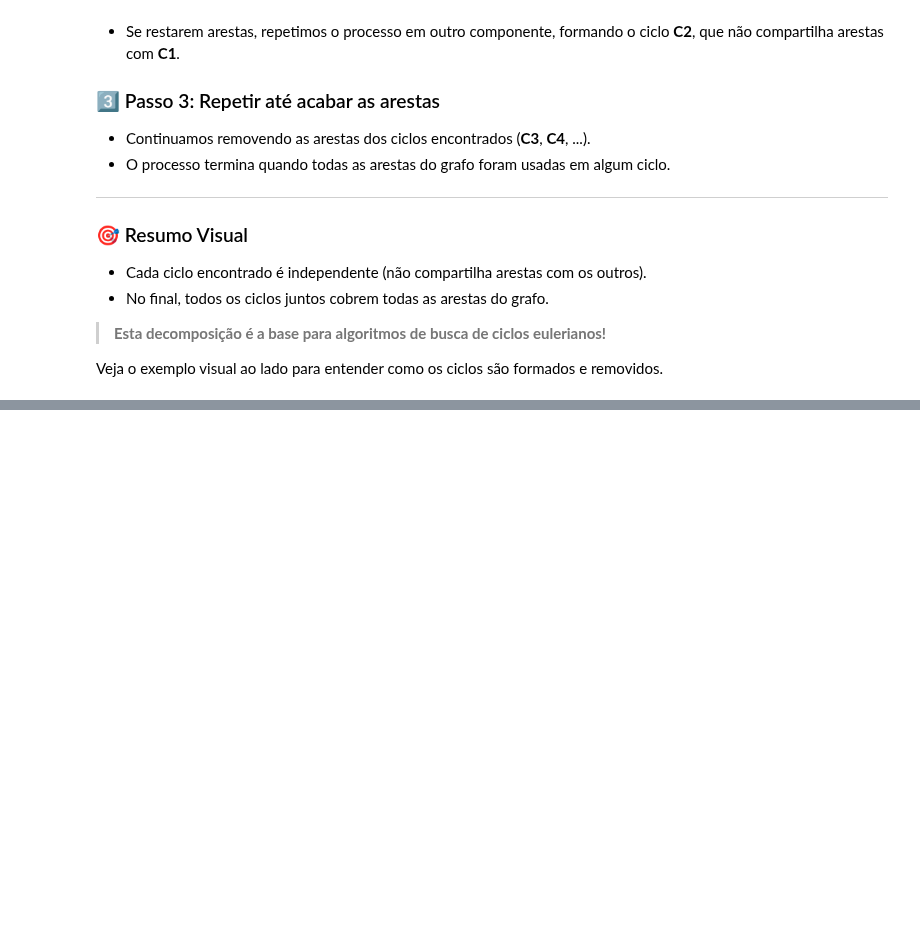
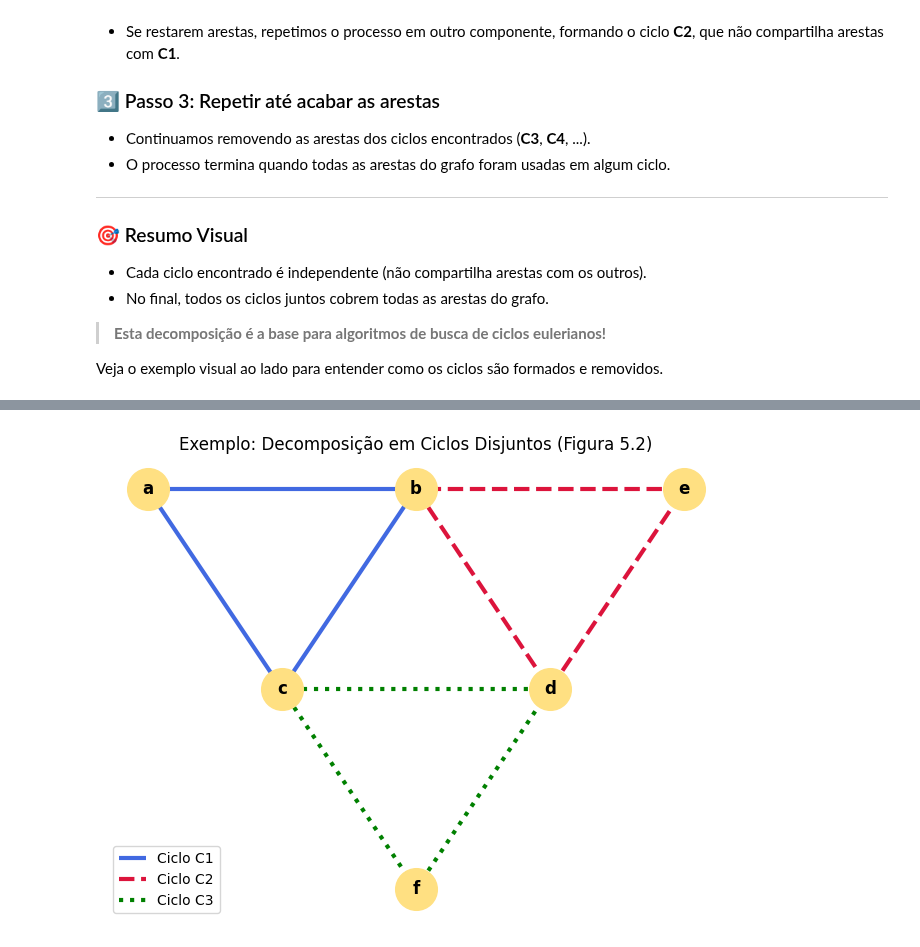
Before and after one commit to LeonardoVieiraGuimaraes/TeoriaGrafos, a Jupyter notebook: aula.ipynb, the cells around one changed output, grey strips where cells are left out. Saved outputs shown, nothing was run; the diff lists cells and outputs as text; code cells hidden in the pictures; blank space fills up the shorter version.

```diff
--- a/aula.ipynb
+++ b/aula.ipynb
@@ -310,0 +554,39 @@ Veja o exemplo visual ao lado para entender como os ciclos são formados e remov
+# %%
+# Exemplo visual do Teorema dos Ciclos Disjuntos (Figura 5.2)
+import networkx as nx
+import matplotlib.pyplot as plt
+
+# Grafo exemplo: todos os vértices com grau par
+G_ex = nx.Graph()
+edges_ex = [
+    ('a', 'b'), ('b', 'c'), ('c', 'a'),  # ciclo C1
+    ('b', 'd'), ('d', 'e'), ('e', 'b'),  # ciclo C2
+    ('c', 'f'), ('f', 'd'), ('d', 'c')   # ciclo C3
+]
+G_ex.add_edges_from(edges_ex)
+
+# Layout manual para melhor visualização dos ciclos
+pos_ex = {
+    'a': (0, 2),
+    'b': (2, 2),
+    'c': (1, 0.5),
+    'd': (3, 0.5),
+    'e': (4, 2),
+    'f': (2, -1)
+}
+
+plt.figure(figsize=(8,6))
+
+# Desenhar ciclos com estilos diferentes
+nx.draw_networkx_edges(G_ex, pos_ex, edgelist=[('a','b'),('b','c'),('c','a')], width=3, edge_color='royalblue', style='solid', label='Ciclo C1')
+nx.draw_networkx_edges(G_ex, pos_ex, edgelist=[('b','d'),('d','e'),('e','b')], width=3, edge_color='crimson', style='dashed', label='Ciclo C2')
+nx.draw_networkx_edges(G_ex, pos_ex, edgelist=[('c','f'),('f','d'),('d','c')], width=3, edge_color='green', style='dotted', label='Ciclo C3')
+nx.draw_networkx_nodes(G_ex, pos_ex, node_color="#ffe082", node_size=900)
+nx.draw_networkx_labels(G_ex, pos_ex, font_weight='bold')
+
+plt.title("Exemplo: Decomposição em Ciclos Disjuntos (Figura 5.2)")
+plt.axis('off')
+plt.legend(["Ciclo C1", "Ciclo C2", "Ciclo C3"])
+plt.show()
+# %% [output]
+[figure, added]
```
Also changed, not shown: parts of 13 cells of this notebook, 8 other files.
